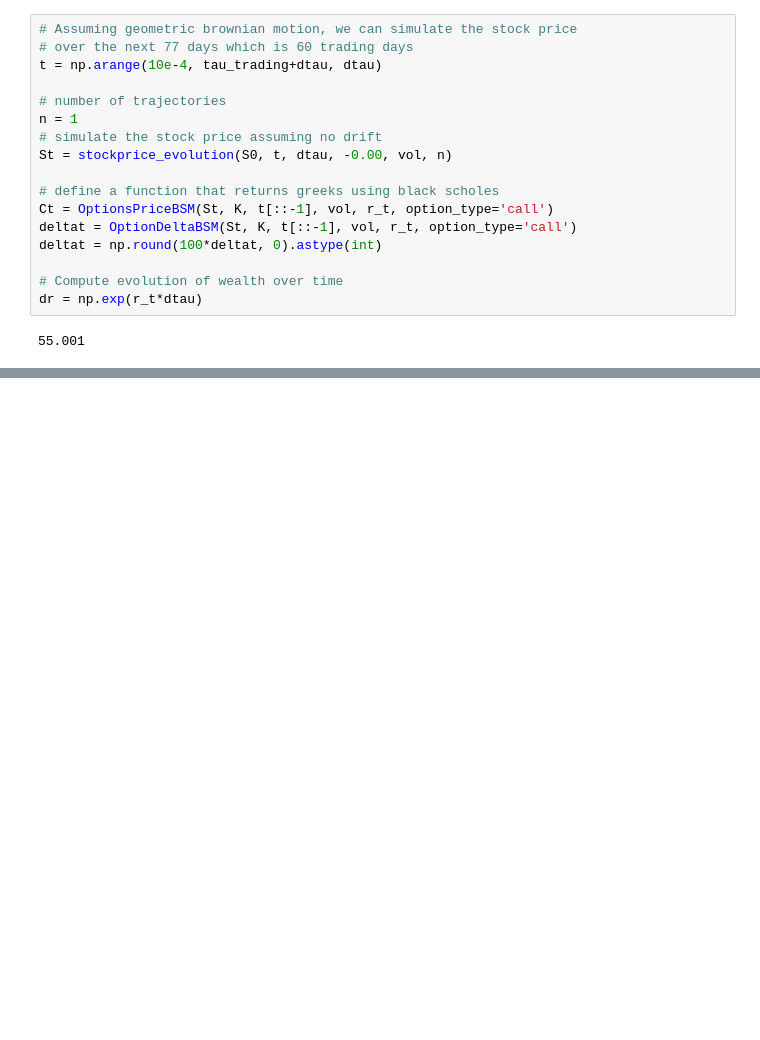
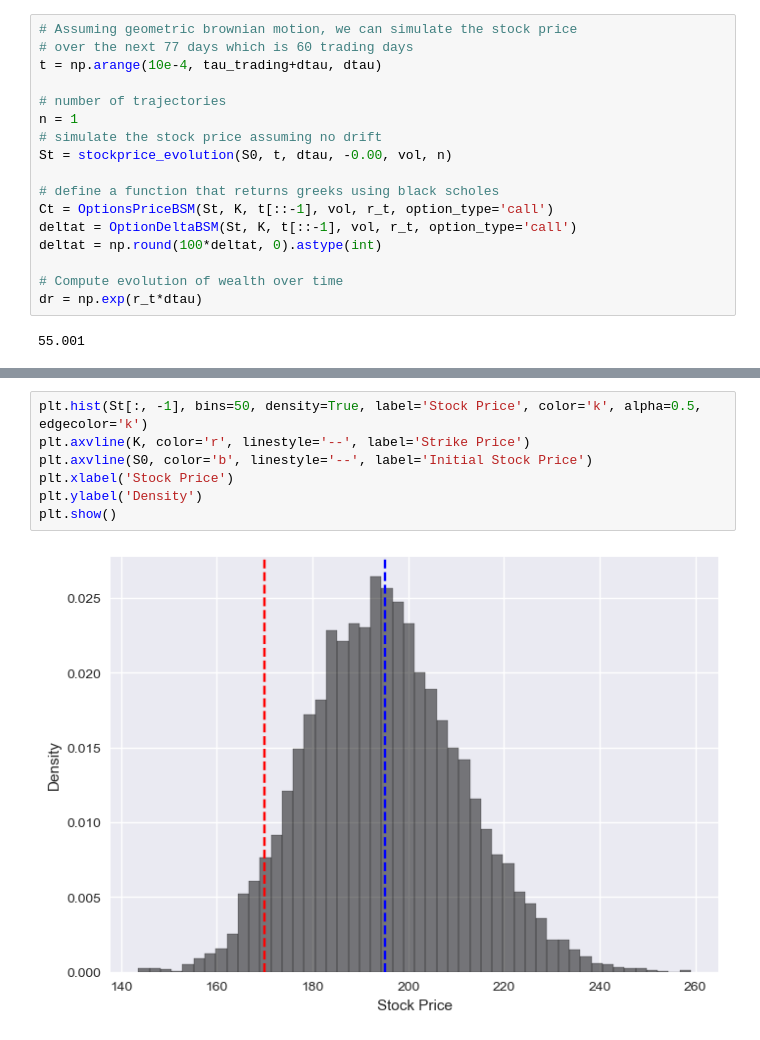
Before and after one commit to mikeal888/Hedging_API, a Jupyter notebook: delta_hedging.ipynb, the cells around one changed output, grey strips where cells are left out. Cells and saved outputs as stored; diff of their text form; blank space fills up the shorter version.

```diff
--- a/delta_hedging.ipynb
+++ b/delta_hedging.ipynb
@@ -351,0 +358,9 @@ plt.show()
+# %%
+plt.hist(St[:, -1], bins=50, density=True, label='Stock Price', color='k', alpha=0.5, edgecolor='k')
+plt.axvline(K, color='r', linestyle='--', label='Strike Price')
+plt.axvline(S0, color='b', linestyle='--', label='Initial Stock Price')
+plt.xlabel('Stock Price')
+plt.ylabel('Density')
+plt.show()
+# %% [output]
+[figure, added]
```
Also changed, not shown: parts of 10 cells of this notebook, 2 other files.
